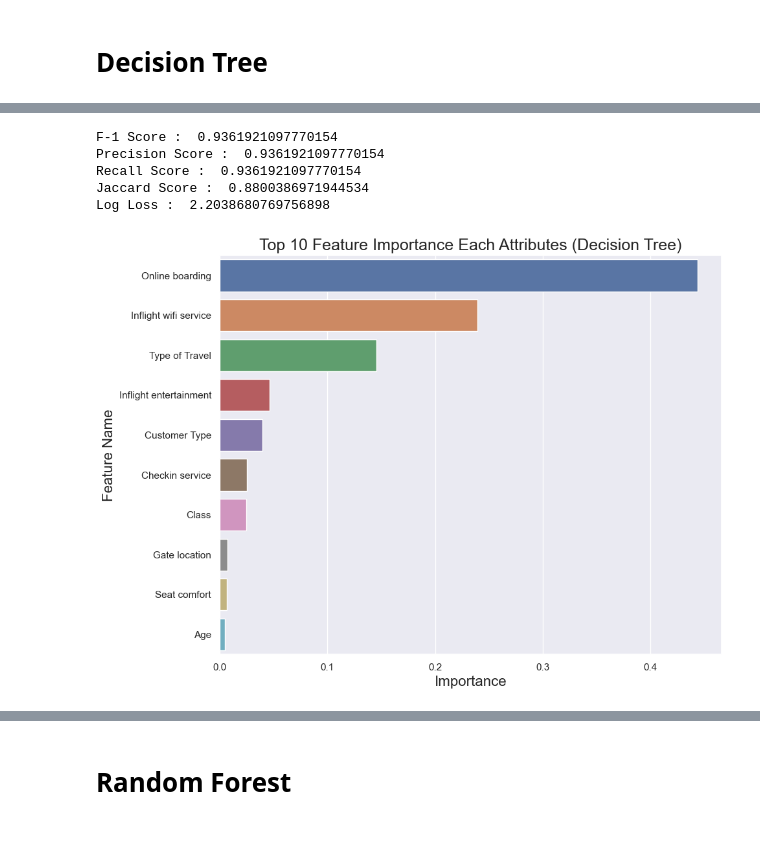
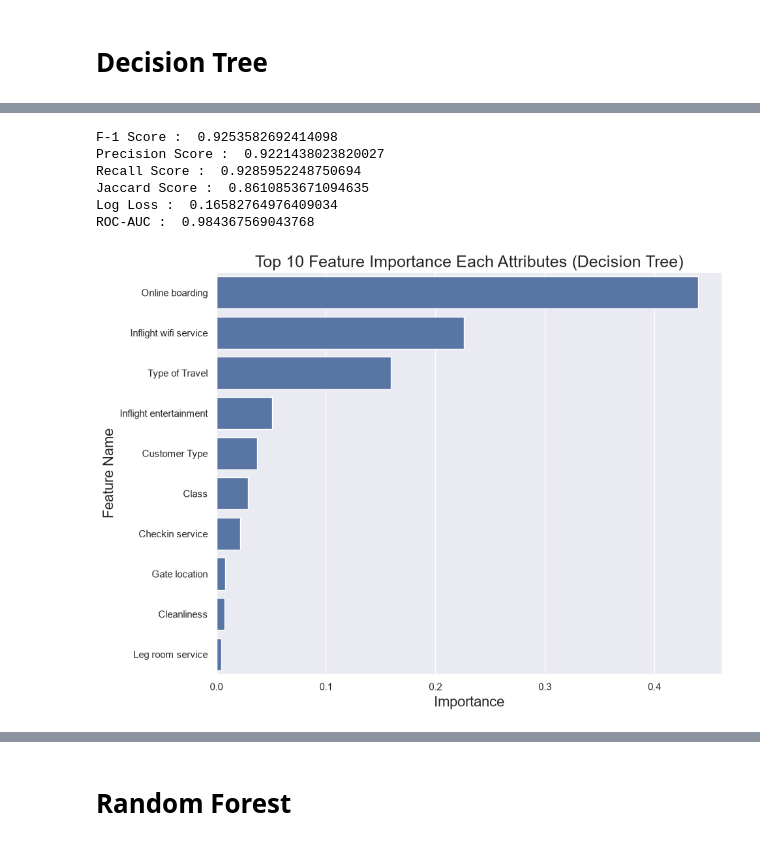
Before and after one commit to hafeez018/Machine-Learning-Projects, a Jupyter notebook: Supervised Learning Projects/Airline Satisfaction Prediction using Classification Algorithms/Airline Satisfaction Prediction Code.ipynb, the cells around one changed output, grey strips where cells are left out. Saved outputs shown, nothing was run; the diff lists cells and outputs as text; code cells hidden in the pictures.

```diff
--- a/Supervised Learning Projects/Airline Satisfaction Prediction using Classification Algorithms/Airline Satisfaction Prediction Code.ipynb
+++ b/Supervised Learning Projects/Airline Satisfaction Prediction using Classification Algorithms/Airline Satisfaction Prediction Code.ipynb
@@ -156,8 +219,6 @@ check_missing[check_missing > 0].sort_values(ascending=False)
 # %% [output]
 Arrival Delay in Minutes    0.298352
 dtype: float64
-# %%
-df['Arrival Delay in Minutes'].fillna(df['Arrival Delay in Minutes'].median(), inplace=True)
 # %%
 df.dtypes
 # %% [output]
@@ -281,6 +345,6 @@ sns.heatmap(df_upsampled.corr(), fmt='.2g')
 # %% [markdown]
 # Machine Learning Model Building
 # %%
-X = df_upsampled.drop('satisfaction', axis=1)
-y = df_upsampled['satisfaction']
+X = df.drop("satisfaction", axis=1)
+y = df["satisfaction"]
 # %%
@@ -293,18 +387,20 @@ X_train, X_test, y_train, y_test = train_test_split(X,y, test_size=0.2,random_st
 # %%
 from sklearn.tree import DecisionTreeClassifier
 from sklearn.model_selection import GridSearchCV
-dtree = DecisionTreeClassifier()
+
+dtree = DecisionTreeClassifier(class_weight="balanced", random_state=0)
 param_grid = {
-    'max_depth': [3, 4, 5, 6, 7, 8],
-    'min_samples_split': [2, 3, 4],
-    'min_samples_leaf': [1, 2, 3, 4]
+    "max_depth": [3, 4, 5, 6, 7, 8],
+    "min_samples_split": [2, 3, 4],
+    "min_samples_leaf": [1, 2, 3, 4],
 }
 
-# Perform a grid search with cross-validation to find the best hyperparameters
-grid_search = GridSearchCV(dtree, param_grid, cv=5)
+# Perform a grid search with (stratified) 5-fold cross-validation on the TRAINING split only
+grid_search = GridSearchCV(dtree, param_grid, cv=5, n_jobs=-1)
 grid_search.fit(X_train, y_train)
 
 # Print the best hyperparameters
 print(grid_search.best_params_)
+print("best CV accuracy: %.4f" % grid_search.best_score_)
 # %% [output]
 {'max_depth': 8, 'min_samples_leaf': 4, 'min_samples_split': 2}
@@ -311,5 +408,8 @@ print(grid_search.best_params_)
 # %%
 from sklearn.tree import DecisionTreeClassifier
-dtree = DecisionTreeClassifier(random_state=0, max_depth=8, min_samples_leaf=4, min_samples_split=2)
+
+dtree = DecisionTreeClassifier(
+    random_state=0, class_weight="balanced", **grid_search.best_params_
+)  # best params taken from the search, not typed in by hand
 dtree.fit(X_train, y_train)
 # %% [output]
@@ -322,29 +425,40 @@ Accuracy Score : 93.62 %
 # %%
-from sklearn.metrics import accuracy_score, f1_score, precision_score, recall_score, jaccard_score, log_loss
-print('F-1 Score : ',(f1_score(y_test, y_pred, average='micro')))
-print('Precision Score : ',(precision_score(y_test, y_pred, average='micro')))
-print('Recall Score : ',(recall_score(y_test, y_pred, average='micro')))
-print('Jaccard Score : ',(jaccard_score(y_test, y_pred, average='micro')))
-print('Log Loss : ',(log_loss(y_test, y_pred)))
+from sklearn.metrics import (
+    accuracy_score,
+    f1_score,
+    precision_score,
+    recall_score,
+    jaccard_score,
+    log_loss,
+    roc_auc_score,
+)
+
+# FIX: binary averaging (micro-averaging made F1, precision and recall all equal to accuracy) and log loss on probabilities, not hard labels
+print("F-1 Score : ", (f1_score(y_valid, y_pred)))
+print("Precision Score : ", (precision_score(y_valid, y_pred)))
+print("Recall Score : ", (recall_score(y_valid, y_pred)))
+print("Jaccard Score : ", (jaccard_score(y_valid, y_pred)))
+print("Log Loss : ", (log_loss(y_valid, dtree.predict_proba(X_valid))))
+print("ROC-AUC : ", (roc_auc_score(y_valid, dtree.predict_proba(X_valid)[:, 1])))
 # %% [output]
-F-1 Score :  0.9361921097770154
-Precision Score :  0.9361921097770154
-Recall Score :  0.9361921097770154
-Jaccard Score :  0.8800386971944534
-Log Loss :  2.2038680769756898
+F-1 Score :  0.9253582692414098
+Precision Score :  0.9221438023820027
+Recall Score :  0.9285952248750694
+Jaccard Score :  0.8610853671094635
+Log Loss :  0.16582764976409034
+ROC-AUC :  0.984367569043768
 # %%
-imp_df = pd.DataFrame({
-    "Feature Name": X_train.columns,
-    "Importance": dtree.feature_importances_
-})
+imp_df = pd.DataFrame(
+    {"Feature Name": X_train.columns, "Importance": dtree.feature_importances_}
+)
 fi = imp_df.sort_values(by="Importance", ascending=False)
 
 fi2 = fi.head(10)
-plt.figure(figsize=(10,8))
-sns.barplot(data=fi2, x='Importance', y='Feature Name')
-plt.title('Top 10 Feature Importance Each Attributes (Decision Tree)', fontsize=18)
-plt.xlabel ('Importance', fontsize=16)
-plt.ylabel ('Feature Name', fontsize=16)
+plt.figure(figsize=(10, 8))
+sns.barplot(data=fi2, x="Importance", y="Feature Name")
+plt.title("Top 10 Feature Importance Each Attributes (Decision Tree)", fontsize=18)
+plt.xlabel("Importance", fontsize=16)
+plt.ylabel("Feature Name", fontsize=16)
 plt.show()
 # %% [output]
-[figure, old version]
+[figure, new version]
```
Also changed, not shown: parts of 47 cells of this notebook, 1 other file.
